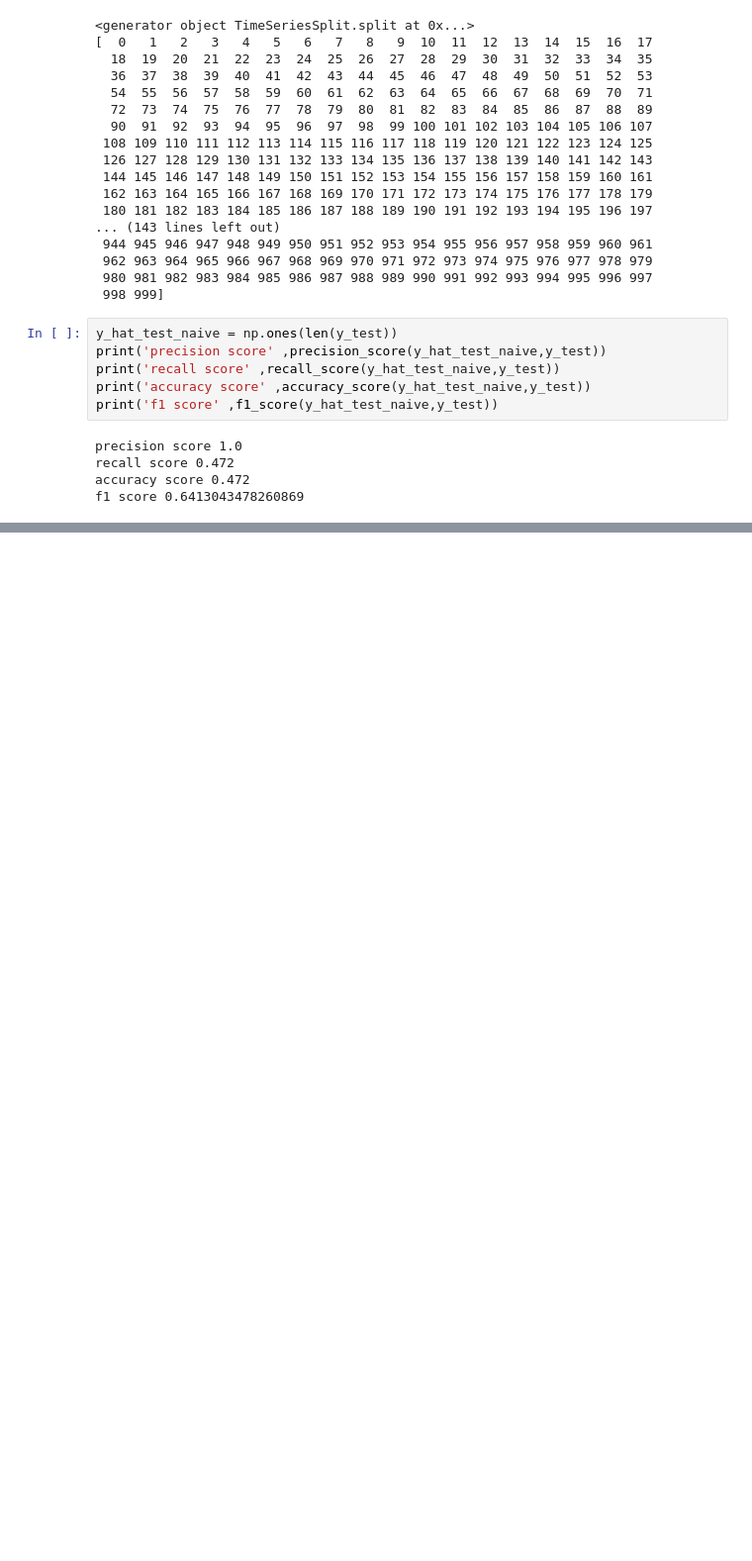
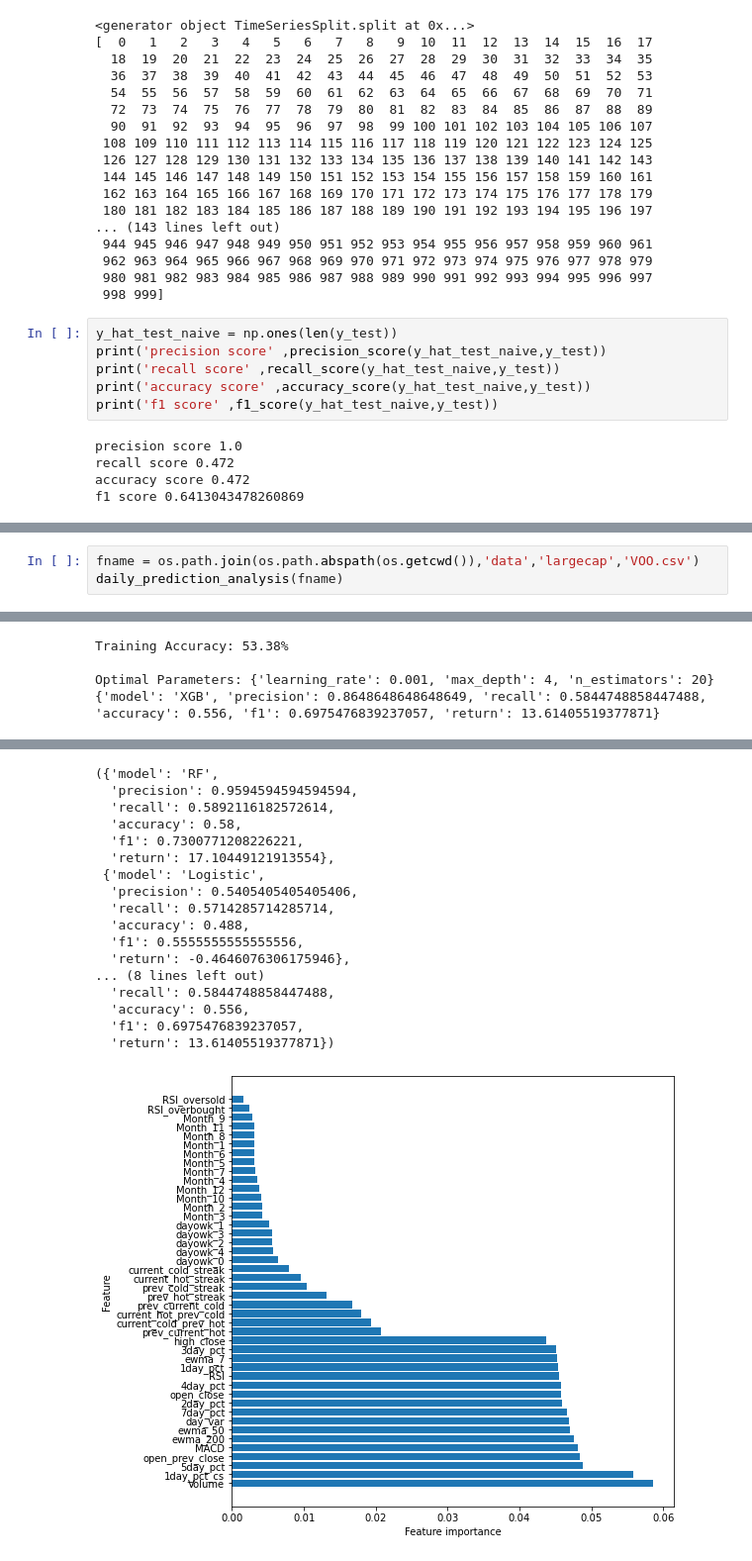
Before and after one commit to aghalsas/ETF_predictions, a Jupyter notebook: Classification Analysis.ipynb, the cells around one changed output, grey strips where cells are left out. Shown: that part at 99% size. Saved outputs shown, nothing was run; the diff lists cells and outputs as text; blank space fills up the shorter version.

```diff
--- a/Classification Analysis.ipynb
+++ b/Classification Analysis.ipynb
@@ -634,0 +738,4 @@ plot_feature_importances(forest,n_features=50)
+# %%
+fname = os.path.join(os.path.abspath(os.getcwd()),'data','largecap','VOO.csv')
+daily_prediction_analysis(fname)
+# %% [output]
@@ -634,0 +764,4 @@ plot_feature_importances(forest,n_features=50)
+Training Accuracy: 53.38%
+
+Optimal Parameters: {'learning_rate': 0.001, 'max_depth': 4, 'n_estimators': 20}
+{'model': 'XGB', 'precision': 0.8648648648648649, 'recall': 0.5844748858447488, 'accuracy': 0.556, 'f1': 0.6975476839237057, 'return': 13.61405519377871}
@@ -634,0 +769,18 @@ plot_feature_importances(forest,n_features=50)
+({'model': 'RF',
+  'precision': 0.9594594594594594,
+  'recall': 0.5892116182572614,
+  'accuracy': 0.58,
+  'f1': 0.7300771208226221,
+  'return': 17.10449121913554},
+ {'model': 'Logistic',
+  'precision': 0.5405405405405406,
+  'recall': 0.5714285714285714,
+  'accuracy': 0.488,
+  'f1': 0.5555555555555556,
+  'return': -0.4646076306175946},
+... (8 lines left out)
+  'recall': 0.5844748858447488,
+  'accuracy': 0.556,
+  'f1': 0.6975476839237057,
+  'return': 13.61405519377871})
+[figure, added]
```
Also changed, not shown: parts of 25 cells of this notebook, 3 other files.
